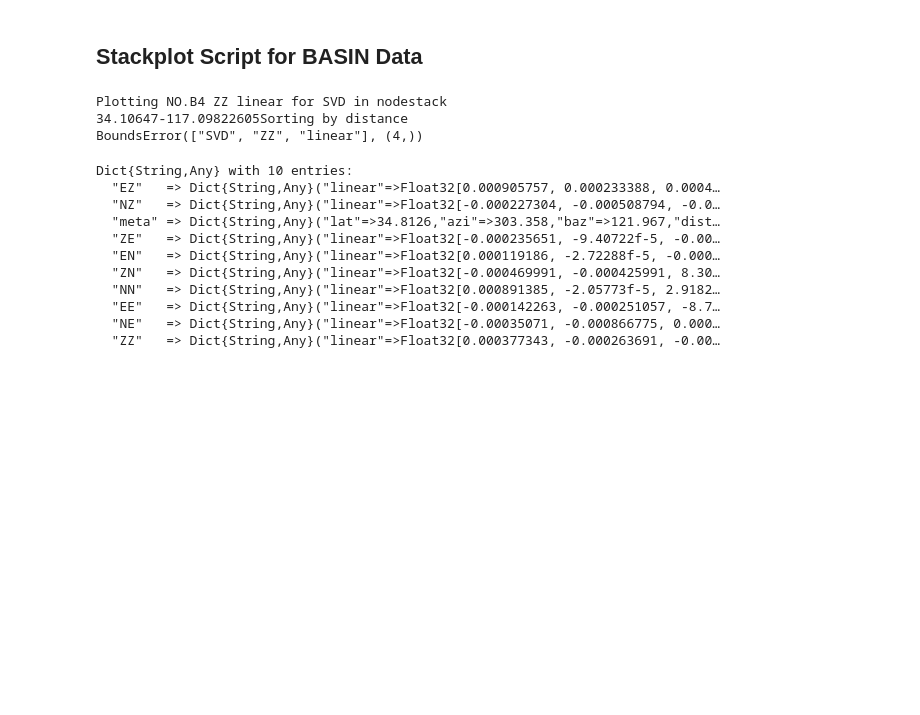
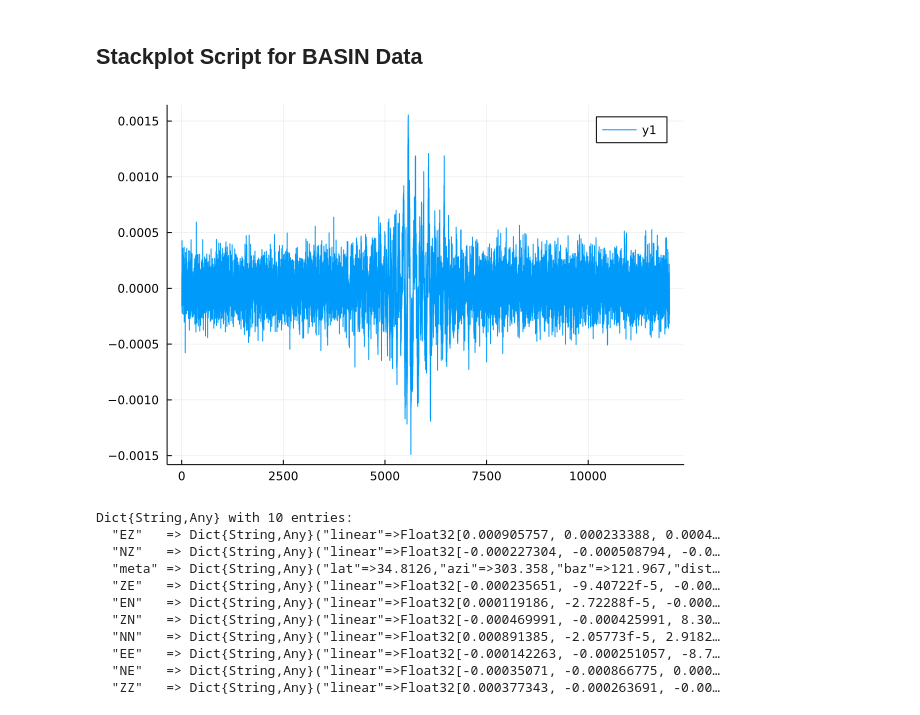
Before and after one commit to Denolle-Lab/C4-Project.jl, a Jupyter notebook: BASIN_Project/notebooks/Stackplots.ipynb, the cells around one changed output. Saved outputs shown, nothing was run; the diff lists cells and outputs as text; code cells hidden in the pictures; blank space fills up the shorter version.

```diff
--- a/BASIN_Project/notebooks/Stackplots.ipynb
+++ b/BASIN_Project/notebooks/Stackplots.ipynb
@@ -131,6 +133,7 @@ plot_sorttype = "Distance"
 scales = [0.000000000002, 0.0000000000002, 0.00000000002 ] # inverse scale - for correlations
 for f in files
     year = split(f,"/")[end-1]
+    println(f)
     try
         file = h5open(f,"r")
         for comp in components
@@ -142,7 +145,6 @@ for f in files
                     if length(fcorrs) > 1
                         println("Plotting $filt $comp $sktype for $source in $year")
                         attributes = [source,component,stacktype]
-                        println(fcorrs)
                         plot_by_distance(fcorrs, frequency_plots,attributes)
                     end
                 end
@@ -152,10 +154,17 @@ for f in files
         println(e)
     end
 end
-# %% [output]
-Plotting NO.B4 ZZ linear for SVD in nodestack
-34.10647-117.09822605Sorting by distance
-BoundsError(["SVD", "ZZ", "linear"], (4,))
+# %%
+stacktype="linear"
+component = "ZZ"
+filter="NO.B4"
+println(files[1])
+f = h5open(files[1],"r")
+fcorrs = get_corrs(f, stacktype, component, filter)
+println(fcorrs[1])
+plot(fcorrs[1].corr)
+# %% [output]
+[figure, added]
 # %%
 close(f)
 f = h5open(files[1], "r")
```
Also changed, not shown: parts of 2 cells of this notebook.
